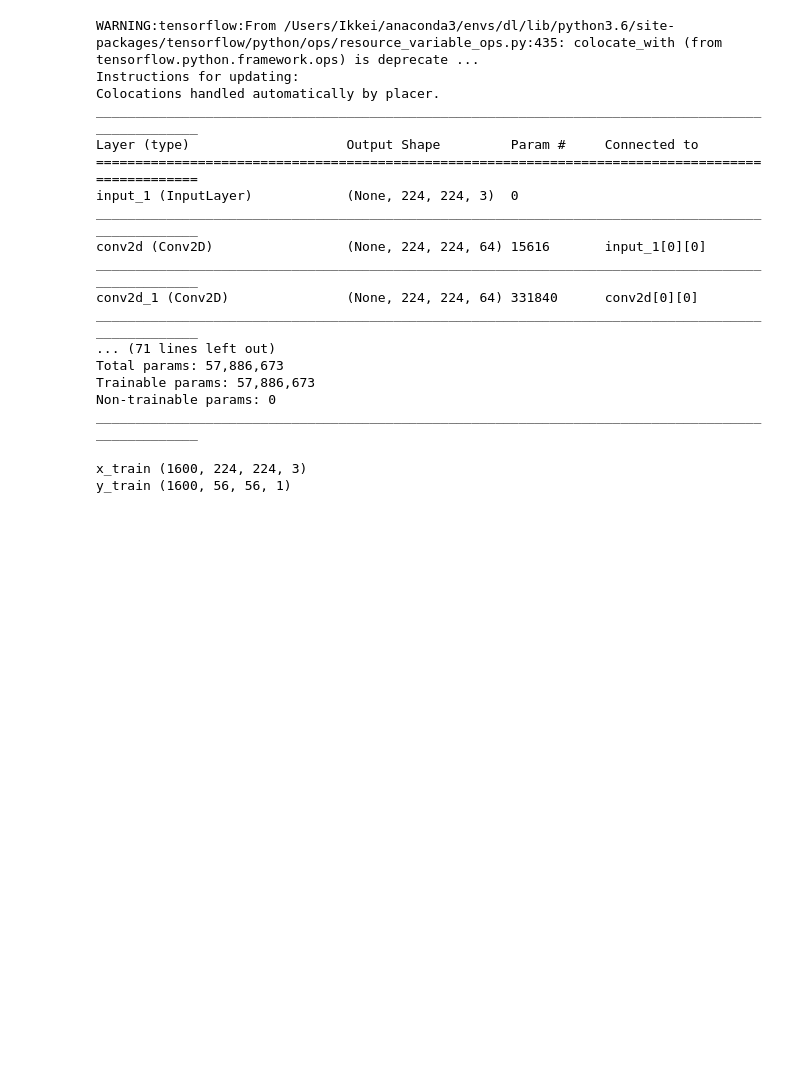
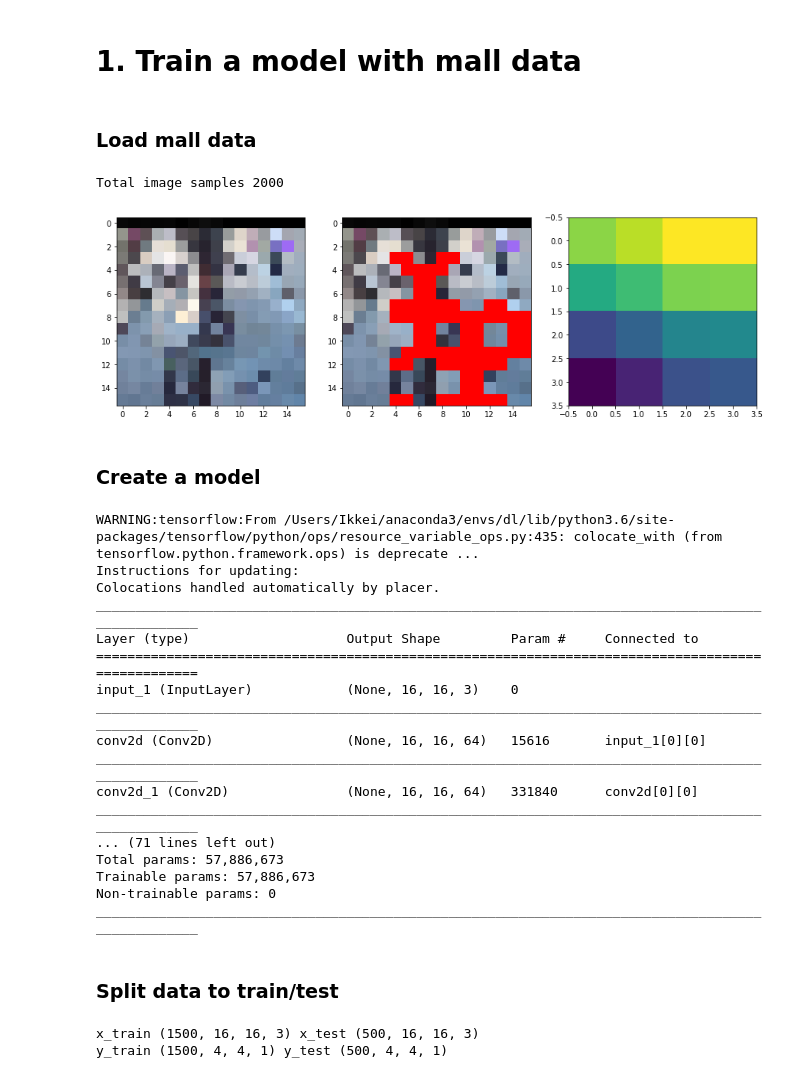
Before and after one commit to philkim72/DeepShack, a Jupyter notebook: train.ipynb, the cells around one changed output. Saved outputs shown, nothing was run; the diff lists cells and outputs as text; code cells hidden in the pictures; blank space fills up the shorter version.

Commit message:
first end to end model

```diff
--- a/train.ipynb
+++ b/train.ipynb
@@ -14,8 +18,23 @@ mall.plot_images(0)
+# %% [markdown]
+# 1. Train a model with mall data
+# %% [markdown]
+### Load mall data
+# %%
+new_shape = 16
+
+mall = ImageLoader(new_shape=new_shape, image_dir='data/mall')
+mall.load_train_data()
+mall.plot_image(filename='seq_000499.jpg')
+print('Total image samples', mall.count)
+# %% [output]
+Total image samples 2000
+[figure, added]
+# %% [markdown]
+### Create a model
 # %%
-input_shape=(mall.new_shape[0], mall.new_shape[1], 3)
+input_shape = (new_shape, new_shape, 3)
 
-model = MSCNN(input_shape)
-model.summary()
+model = MultiScaleCNN(input_shape, 'mall')
 # %% [output]
 WARNING:tensorflow:From /Users/Ikkei/anaconda3/envs/dl/lib/python3.6/site-packages/tensorflow/python/ops/resource_variable_ops.py:435: colocate_with (from tensorflow.python.framework.ops) is deprecate ...
 Instructions for updating:
@@ -23,21 +42,23 @@ Colocations handled automatically by placer.
 __________________________________________________________________________________________________
 Layer (type)                    Output Shape         Param #     Connected to
 ==================================================================================================
-input_1 (InputLayer)            (None, 224, 224, 3)  0
+input_1 (InputLayer)            (None, 16, 16, 3)    0
 __________________________________________________________________________________________________
-conv2d (Conv2D)                 (None, 224, 224, 64) 15616       input_1[0][0]
+conv2d (Conv2D)                 (None, 16, 16, 64)   15616       input_1[0][0]
 __________________________________________________________________________________________________
-conv2d_1 (Conv2D)               (None, 224, 224, 64) 331840      conv2d[0][0]
+conv2d_1 (Conv2D)               (None, 16, 16, 64)   331840      conv2d[0][0]
 __________________________________________________________________________________________________
 ... (71 lines left out)
 Total params: 57,886,673
 Trainable params: 57,886,673
 Non-trainable params: 0
 __________________________________________________________________________________________________
+# %% [markdown]
+###  Split data to train/test
 # %%
-x_train, x_test, y_train, y_test = train_test_split(mall.x, mall.y, test_size=0.2, random_state=0)
-print('x_train', x_train.shape)
-print('y_train', y_train.shape)
+x_train, x_test, y_train, y_test = train_test_split(mall.org_img, mall.gaussian_img)
+print('x_train', x_train.shape, 'x_test', x_test.shape)
+print('y_train', y_train.shape, 'y_test', y_test.shape)
 # %% [output]
-x_train (1600, 224, 224, 3)
-y_train (1600, 56, 56, 1)
+x_train (1500, 16, 16, 3) x_test (500, 16, 16, 3)
+y_train (1500, 4, 4, 1) y_test (500, 4, 4, 1)
```
Also changed, not shown: parts of 26 cells of this notebook, 2 other files.
